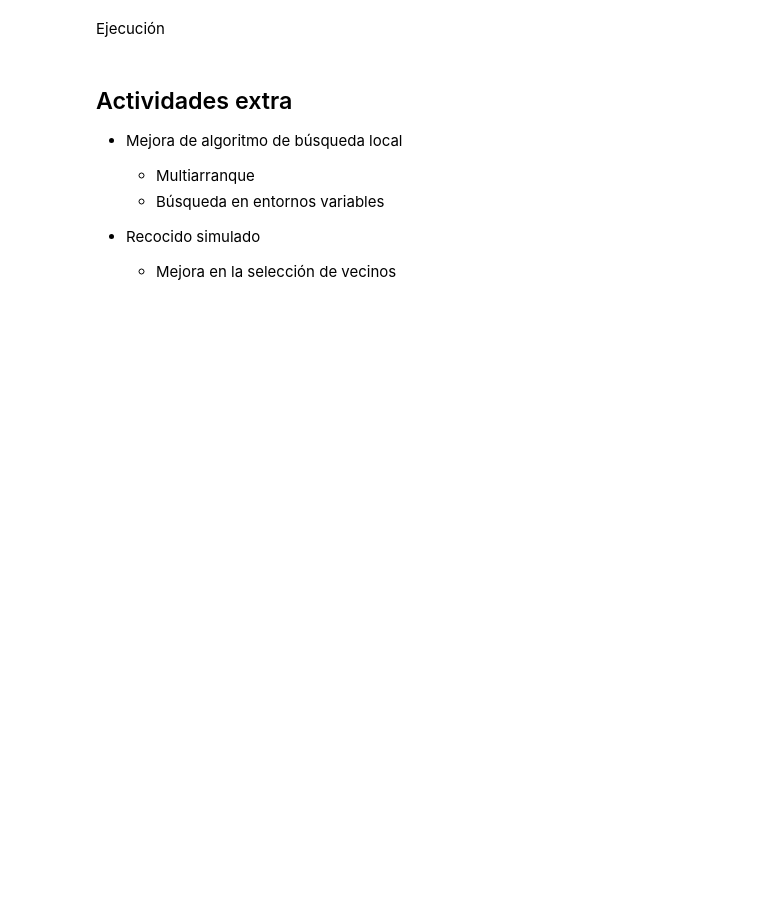
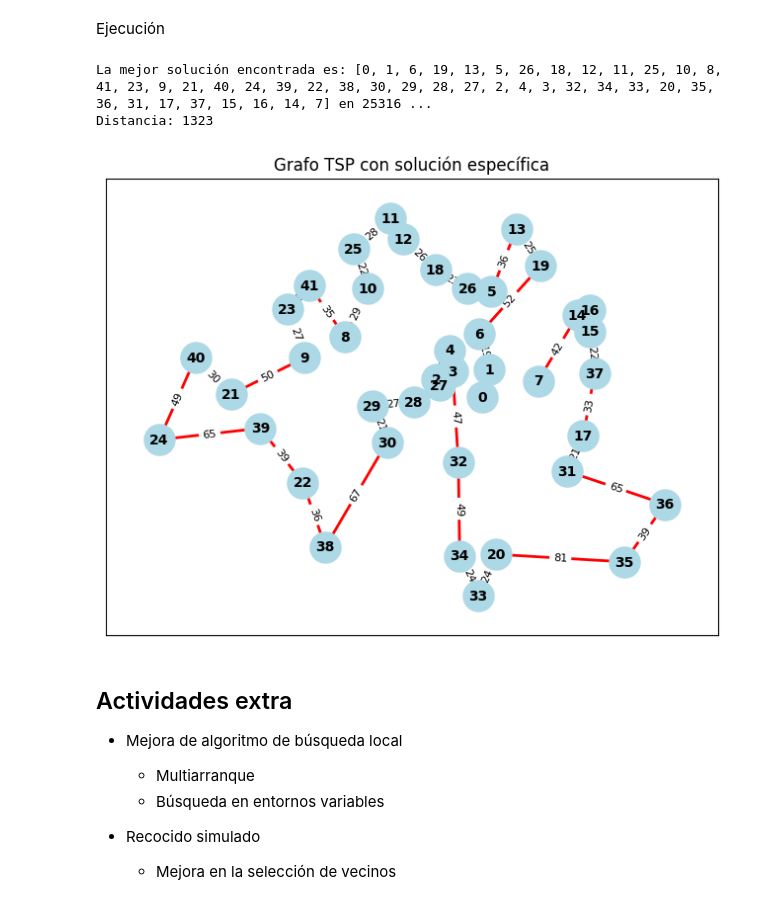
Before and after one commit to Carmen10-171/03MIAR_Algoritmos-de-Optimizacion, a Jupyter notebook: 03MIAR_MCarmenCopeSoler_AG3_v2.ipynb, the cells around one changed output. Cells and saved outputs as stored; diff of their text form; code cells hidden in the pictures; blank space fills up the shorter version.

```diff
--- a/03MIAR_MCarmenCopeSoler_AG3_v2.ipynb
+++ b/03MIAR_MCarmenCopeSoler_AG3_v2.ipynb
@@ -708,0 +542,25 @@ Iteraciones: 18412
+# %%
+def genera_vecina(solucion):
+    n = len(solucion)
+
+    r = random.random()
+
+    # 70% → operador 2-opt
+    if r < 0.7:
+        i, j = sorted(random.sample(range(1, n), 2))
+        nueva = solucion[:i] + list(reversed(solucion[i:j])) + solucion[j:]
+        return nueva
+
+    # 20% → operador de inserción
+    elif r < 0.9:
+        i, j = random.sample(range(1, n), 2)
+        nueva = solucion[:]
+        nodo = nueva.pop(i)
+        nueva.insert(j, nodo)
+        return nueva
+
+    # 10% → swap simple (tu operador original)
+    else:
+        i, j = sorted(random.sample(range(1, n), 2))
+        nueva = solucion[:i] + [solucion[j]] + solucion[i+1:j] + [solucion[i]] + solucion[j+1:]
+        return nueva
@@ -709,5 +607,17 @@ Iteraciones: 18412
 # %% [markdown]
 Ejecución
+# %%
+temperatura = 10000000
+mejor_solucion, mejor_distancia, iteraciones = recocido_simulado(problema, temperatura)
+
+print(f"La mejor solución encontrada es: {mejor_solucion} en {iteraciones} iteraciones")
+print(f"Distancia: {mejor_distancia}")
+
+plot_tsp_solution(problema.edge_weights, mejor_solucion)
+# %% [output]
+La mejor solución encontrada es: [0, 1, 6, 19, 13, 5, 26, 18, 12, 11, 25, 10, 8, 41, 23, 9, 21, 40, 24, 39, 22, 38, 30, 29, 28, 27, 2, 4, 3, 32, 34, 33, 20, 35, 36, 31, 17, 37, 15, 16, 14, 7] en 25316 ...
+Distancia: 1323
+[figure, added]
 # %% [markdown]
 ## Actividades extra
 - Mejora de algoritmo de búsqueda local
```
Also changed, not shown: parts of 11 cells of this notebook.
